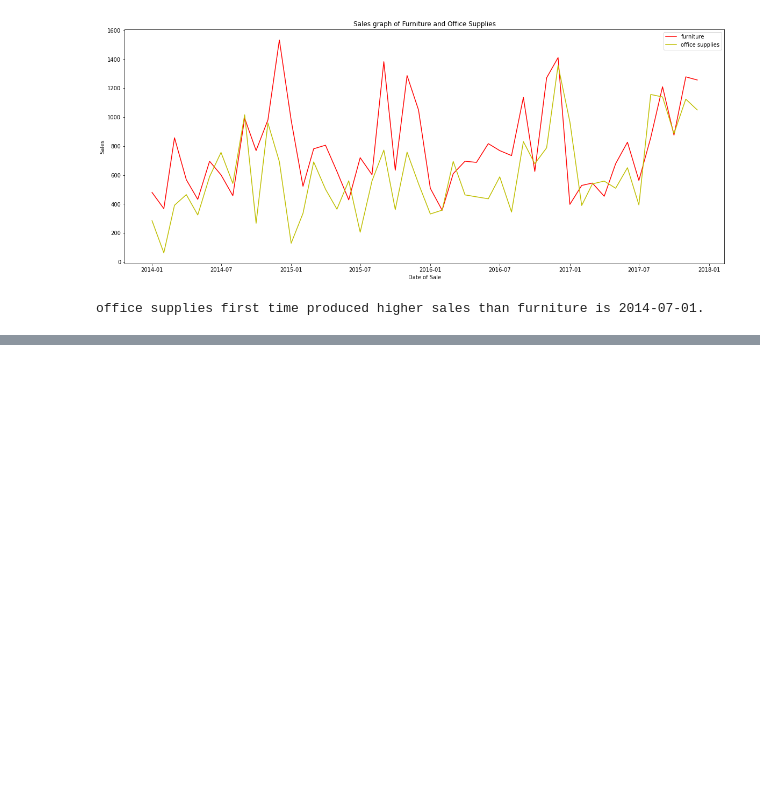
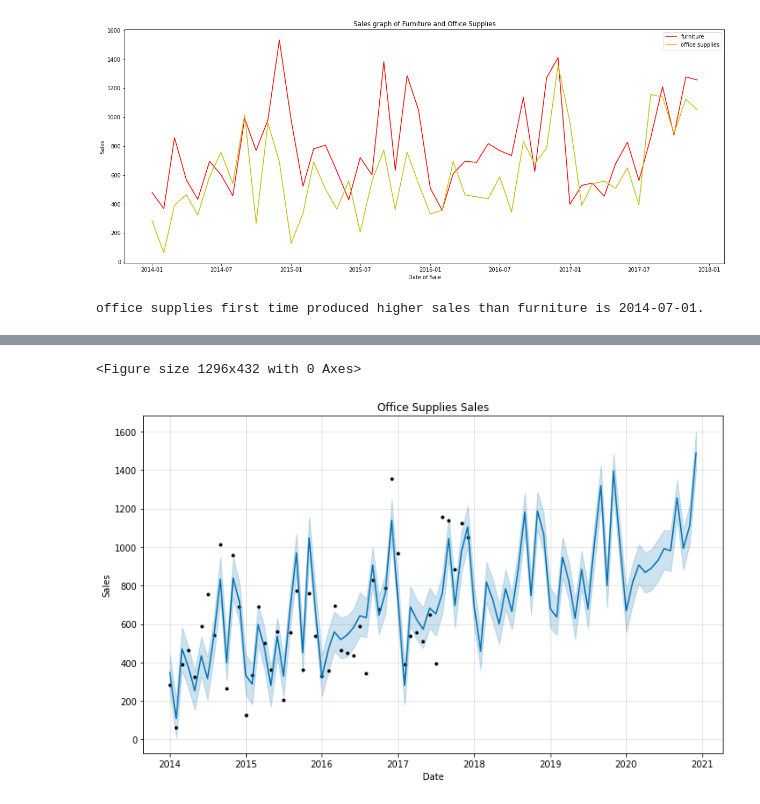
Before and after one commit to 3liud/Sales-forecast-using-time-series-data, a Jupyter notebook: sales_prediction.ipynb, the cells around one changed output, grey strips where cells are left out. Saved outputs shown, nothing was run; the diff lists cells and outputs as text; code cells hidden in the pictures; blank space fills up the shorter version.

```diff
--- a/sales_prediction.ipynb
+++ b/sales_prediction.ipynb
@@ -450,0 +484,7 @@ office supplies first time produced higher sales than furniture is 2014-07-01.
+# %%
+plt.figure(figsize=(18, 6))
+office_model.plot(office_forecast, xlabel = 'Date', ylabel = 'Sales')
+plt.title('Office Supplies Sales');
+# %% [output]
+<Figure size 1296x432 with 0 Axes>
+[figure, added]
```
Also changed, not shown: parts of 13 cells of this notebook.
